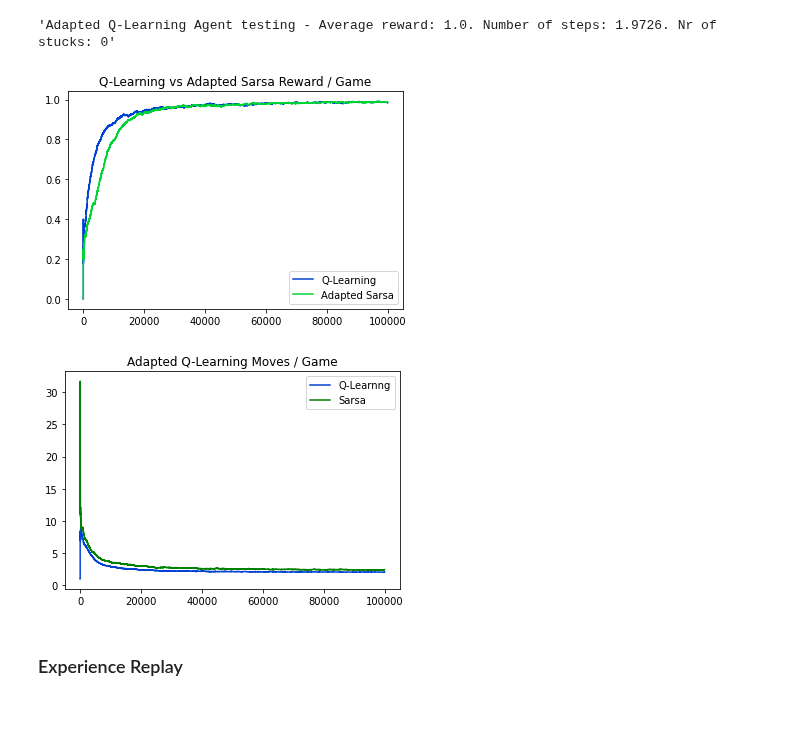
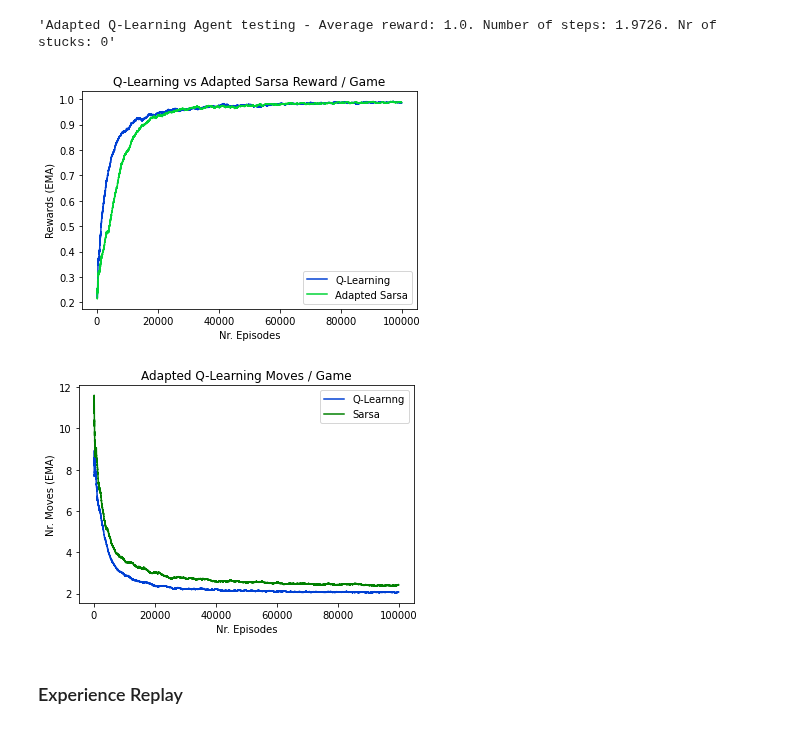
Before and after one commit to thommann/ItRL, a Jupyter notebook: AssignmentFiles/Assignment.ipynb, the cells around one changed output. Cells and saved outputs as stored; diff of their text form; code cells hidden in the pictures.

```diff
--- a/AssignmentFiles/Assignment.ipynb
+++ b/AssignmentFiles/Assignment.ipynb
@@ -26,6 +26,8 @@ REDUCED_QLEARNING_COLOR="#009BD4"
 REPLAY_COLOR="#FF0000"
 RMSPROP_REPLAY_COLOR= "#CD2B00"
 IMPROVED_REPLAY_COLOR="#9B0303"
+
+DENOISING_CUT = 100
 # %%
 matplotlib.rcParams['figure.figsize'] = [6, 4]
 # %% [markdown]
@@ -377,11 +381,13 @@ plt.show()
 # %% [markdown]
 ### Plot 2: Number of Moves per Game vs. training Time
 # %%
-sarsa_ema_moves = pd.DataFrame(sarsa_count).ewm(halflife=1000).mean()
+sarsa_ema_moves = pd.DataFrame(sarsa_count).ewm(halflife=1000).mean()[DENOISING_CUT:]
 plt.figure()
 plt.title("SARSA Moves / Game")
 plt.plot(sarsa_ema_moves, label="Sarsa", color=SARSA_COLOR)
 plt.legend()
+plt.xlabel("Nr. Episodes")
+plt.ylabel("Nr. Moves (EMA)")
 plt.savefig("sarsa_moves.pdf")
 plt.show()
 # %% [output]
@@ -506,27 +516,31 @@ f'Adapted Q-Learning Agent testing - Average reward: {np.mean(rewards_q_test)}.
 # %% [output]
 'Adapted Q-Learning Agent testing - Average reward: 1.0. Number of steps: 1.9726. Nr of stucks: 0'
 # %%
-qlearn_ema_reward = pd.DataFrame(qlearn_rewards).ewm(halflife=1000).mean()
+qlearn_ema_reward = pd.DataFrame(qlearn_rewards).ewm(halflife=1000).mean()[DENOISING_CUT:]
 plt.figure()
 plt.title("Q-Learning vs Adapted Sarsa Reward / Game")
 plt.plot(qlearn_ema_reward, label="Q-Learning", color=QLEARNING_COLOR)
 plt.plot(adapted_sarsa_ema_reward, label="Adapted Sarsa", color=ADAPTED_SARSA_COLOR)
 plt.legend()
+plt.xlabel("Nr. Episodes")
+plt.ylabel("Rewards (EMA)")
 plt.savefig("qlearning_reward.pdf")
 plt.show()
 # %% [output]
-[figure, old version]
+[figure, new version]
 # %%
-qlearn_ema_moves = pd.DataFrame(qlearn_moves).ewm(halflife=1000).mean()
+qlearn_ema_moves = pd.DataFrame(qlearn_moves).ewm(halflife=1000).mean()[DENOISING_CUT:]
 plt.figure()
 plt.title("Adapted Q-Learning Moves / Game")
 plt.plot(qlearn_ema_moves, label="Q-Learnng", color=QLEARNING_COLOR)
 plt.plot(sarsa_ema_moves, label="Sarsa", color=SARSA_COLOR)
 plt.legend()
+plt.xlabel("Nr. Episodes")
+plt.ylabel("Nr. Moves (EMA)")
 plt.savefig("qlearning_moves.pdf")
 plt.show()
 # %% [output]
-[figure, old version]
+[figure, new version]
 # %% [markdown]
 ### Experience Replay
 # %%
```
Also changed, not shown: parts of 18 cells of this notebook, 18 other files.
